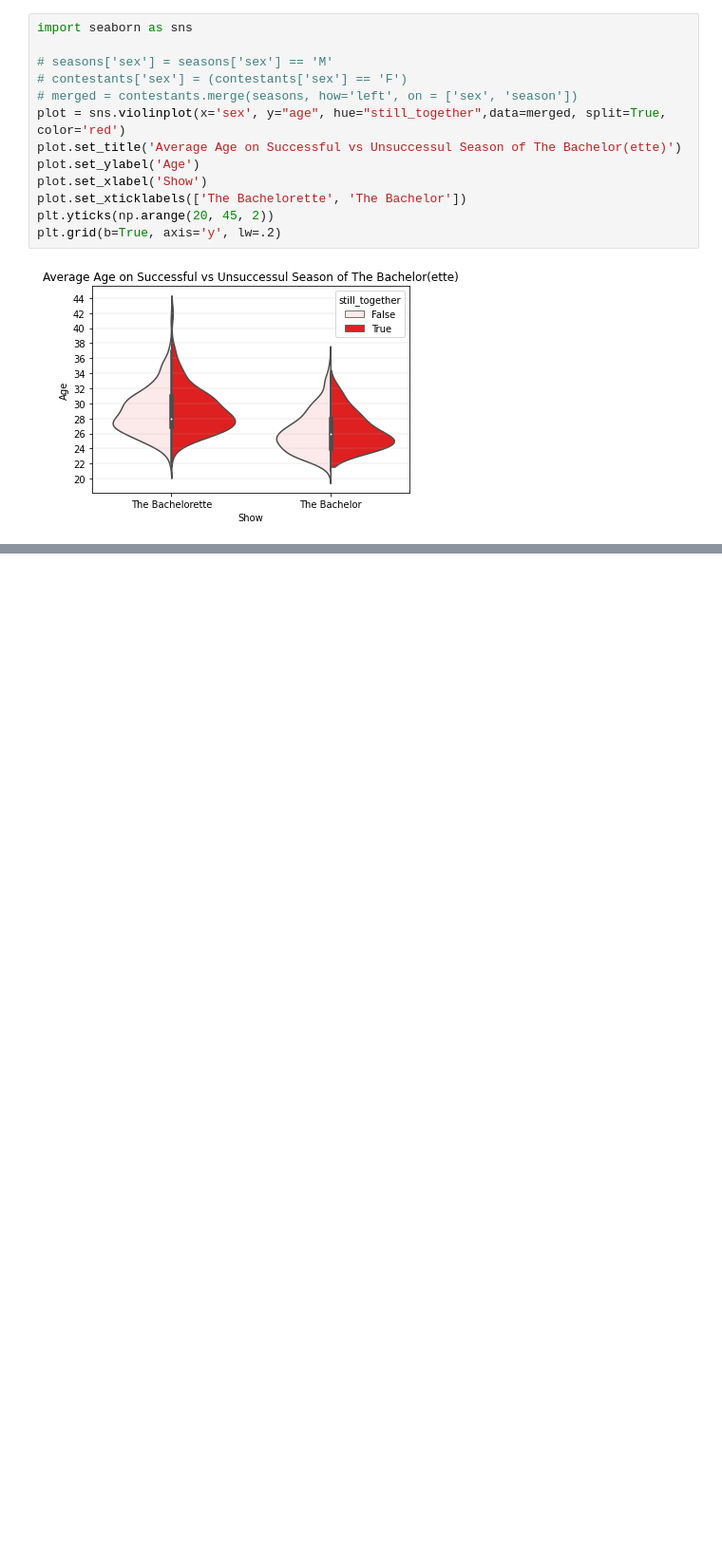
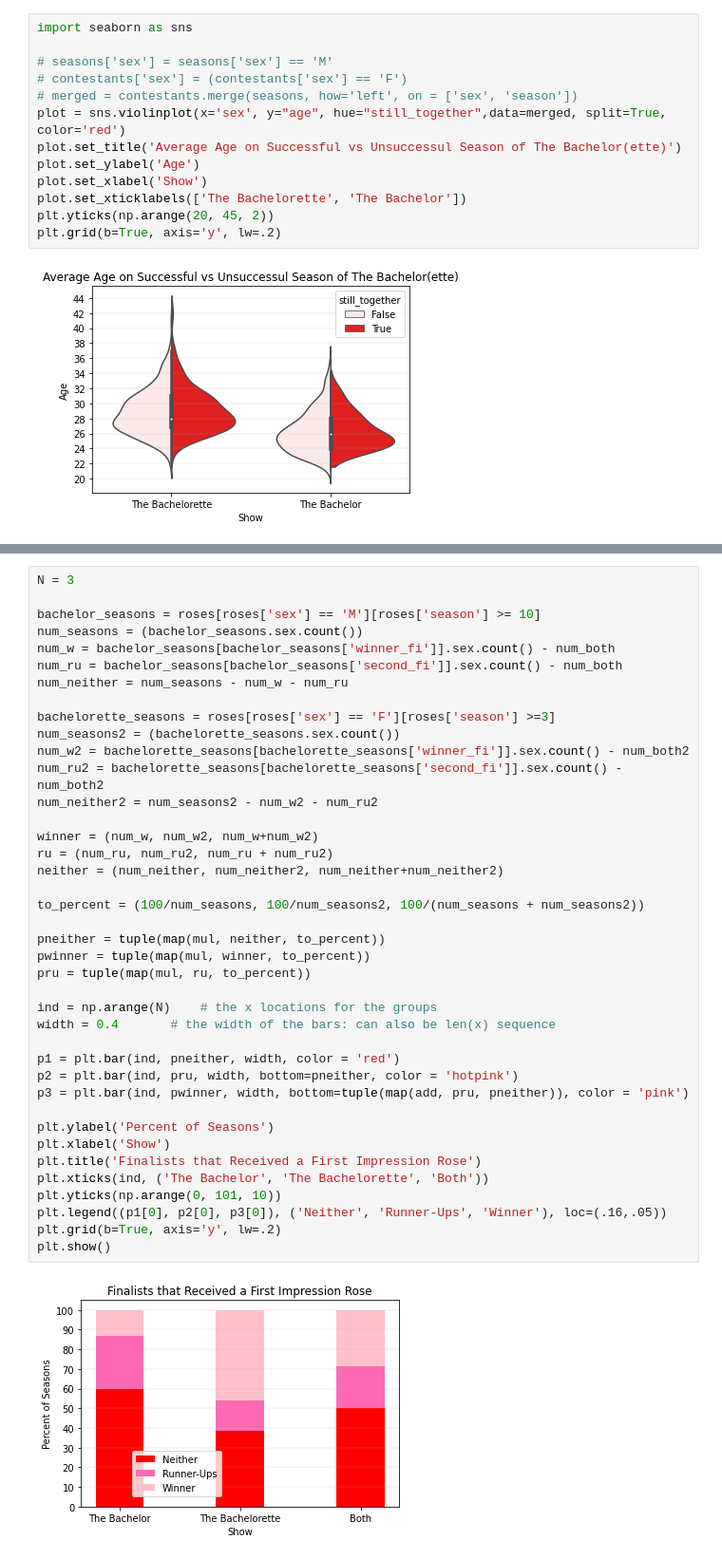
Before and after one commit to deliav04/deliav04.github.io, a Jupyter notebook: Final Project.ipynb, the cells around one changed output, grey strips where cells are left out. Shown at 95% size. Cells and saved outputs as stored; diff of their text form; blank space fills up the shorter version.

```diff
--- a/Final Project.ipynb
+++ b/Final Project.ipynb
@@ -352,0 +455,42 @@ roses = pd.read_csv('csv/roses.csv').drop('Unnamed: 0', axis=1)
+# %%
+N = 3
+
+bachelor_seasons = roses[roses['sex'] == 'M'][roses['season'] >= 10]
+num_seasons = (bachelor_seasons.sex.count())
+num_w = bachelor_seasons[bachelor_seasons['winner_fi']].sex.count() - num_both
+num_ru = bachelor_seasons[bachelor_seasons['second_fi']].sex.count() - num_both
+num_neither = num_seasons - num_w - num_ru
+
+bachelorette_seasons = roses[roses['sex'] == 'F'][roses['season'] >=3]
+num_seasons2 = (bachelorette_seasons.sex.count())
+num_w2 = bachelorette_seasons[bachelorette_seasons['winner_fi']].sex.count() - num_both2
+num_ru2 = bachelorette_seasons[bachelorette_seasons['second_fi']].sex.count() - num_both2
+num_neither2 = num_seasons2 - num_w2 - num_ru2
+
+winner = (num_w, num_w2, num_w+num_w2)
+ru = (num_ru, num_ru2, num_ru + num_ru2)
+neither = (num_neither, num_neither2, num_neither+num_neither2)
+
+to_percent = (100/num_seasons, 100/num_seasons2, 100/(num_seasons + num_seasons2))
+
+pneither = tuple(map(mul, neither, to_percent))
+pwinner = tuple(map(mul, winner, to_percent))
+pru = tuple(map(mul, ru, to_percent))
+
+ind = np.arange(N)    # the x locations for the groups
+width = 0.4       # the width of the bars: can also be len(x) sequence
+
+p1 = plt.bar(ind, pneither, width, color = 'red')
+p2 = plt.bar(ind, pru, width, bottom=pneither, color = 'hotpink')
+p3 = plt.bar(ind, pwinner, width, bottom=tuple(map(add, pru, pneither)), color = 'pink')
+
+plt.ylabel('Percent of Seasons')
+plt.xlabel('Show')
+plt.title('Finalists that Received a First Impression Rose')
+plt.xticks(ind, ('The Bachelor', 'The Bachelorette', 'Both'))
+plt.yticks(np.arange(0, 101, 10))
+plt.legend((p1[0], p2[0], p3[0]), ('Neither', 'Runner-Ups', 'Winner'), loc=(.16,.05))
+plt.grid(b=True, axis='y', lw=.2)
+plt.show()
+# %% [output]
+[figure, added]
```
Also changed, not shown: parts of 17 cells of this notebook, 1 other file.
